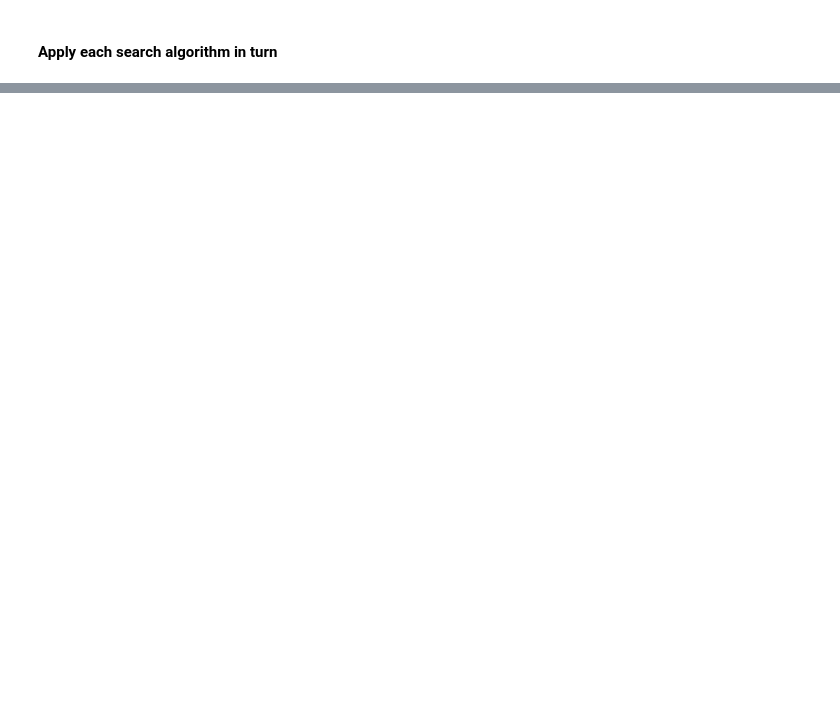
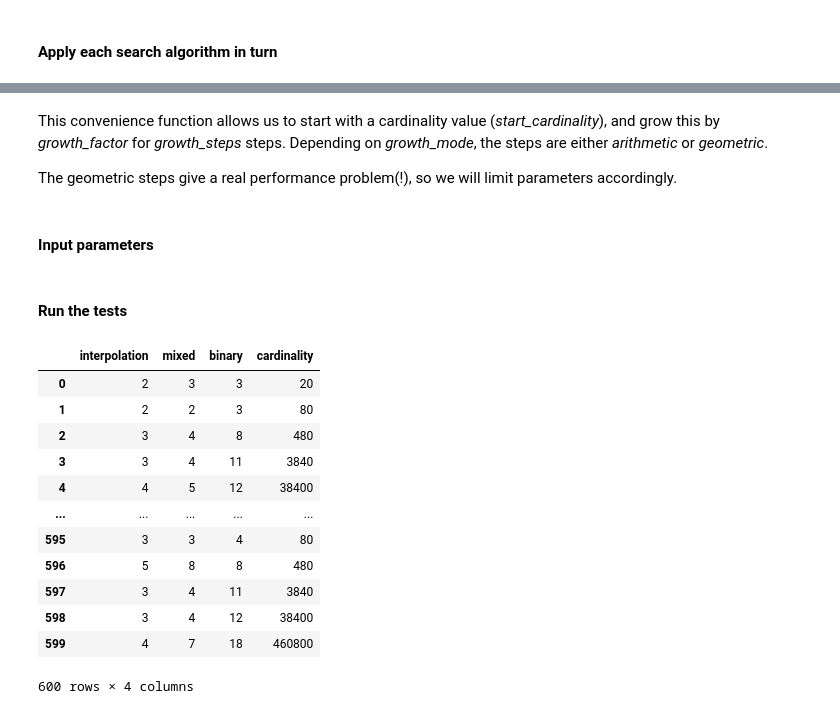
Before and after one commit to matthewDavidson1997/Interpolation-Search, a Jupyter notebook: Interpolation search.ipynb, the cells around one changed output, grey strips where cells are left out. Drawn from its saved outputs; the diff is of its cells as text; code cells hidden in the pictures; blank space fills up the shorter version.

```diff
--- a/Interpolation search.ipynb
+++ b/Interpolation search.ipynb
@@ -111,8 +83,0 @@ Iteration:   0 | Star
-# %%
-len(search_counts)
-len(methods)
-
-for idx, method in enumerate(strategies):
-    print(method)
-    for position in range(idx, len(search_counts), 3):
-        print(search_counts[position])
@@ -138,0 +84,2 @@ interpolation
+# %%
+results = searcher.compare_methods(query_val, verbose=True)
@@ -138,0 +147,41 @@ interpolation
+# %% [markdown]
+This convenience function allows us to start with a cardinality value (*start_cardinality*), and grow this by *growth_factor* for *growth_steps* steps.  Depending on *growth_mode*, the steps are either *arithmetic* or *geometric*.
+
+The geometric steps give a real performance problem(!), so we will limit parameters accordingly.
+# %% [markdown]
+#### Input parameters
+# %%
+MIN_ARRAY_VAL = 1
+START_CARDINALITY = 10
+MAX_VAL_FACTOR = 10
+GROWTH_STEPS = 6
+GROWTH_FACTOR = 2
+REPEATS = 100
+# %% [markdown]
+#### Run the tests
+# %%
+for growth_mode in ['arithmetic', 'geometric']:
+    testing_results = run_tests(start_cardinality=START_CARDINALITY,
+                                growth_mode=growth_mode,
+                                growth_factor=GROWTH_FACTOR,
+                                growth_steps=GROWTH_STEPS,
+                                repeats=REPEATS,
+                                min_array_val=MIN_ARRAY_VAL,
+                                max_val_factor=MAX_VAL_FACTOR)
+# %%
+testing_df = pd.DataFrame(testing_results)
+testing_df
+# %% [output]
+|  | interpolation | mixed | binary | cardinality |
+| 0 | 2 | 3 | 3 | 20 |
+| 1 | 2 | 2 | 3 | 80 |
+| 2 | 3 | 4 | 8 | 480 |
+| 3 | 3 | 4 | 11 | 3840 |
+| 4 | 4 | 5 | 12 | 38400 |
+| ... | ... | ... | ... | ... |
+| 595 | 3 | 3 | 4 | 80 |
+| 596 | 5 | 8 | 8 | 480 |
+| 597 | 3 | 4 | 11 | 3840 |
+| 598 | 3 | 4 | 12 | 38400 |
+| 599 | 4 | 7 | 18 | 460800 |
+600 rows × 4 columns
```
Also changed, not shown: parts of 23 cells of this notebook, 5 other files.
